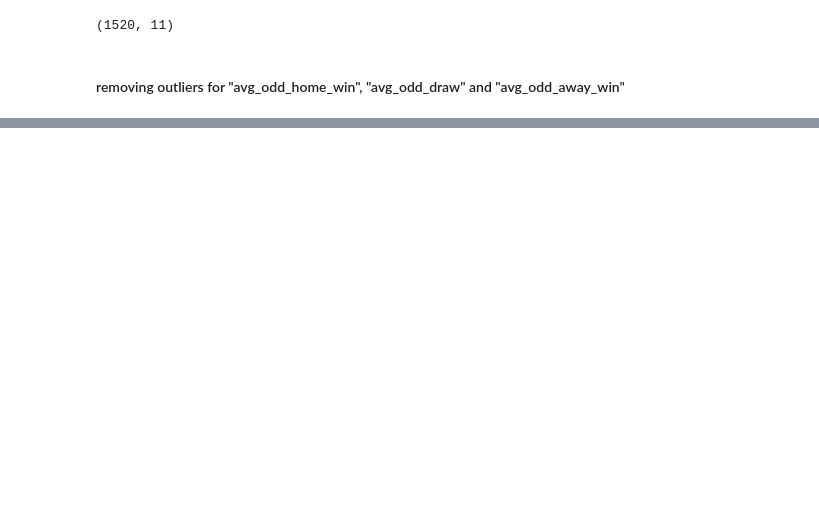
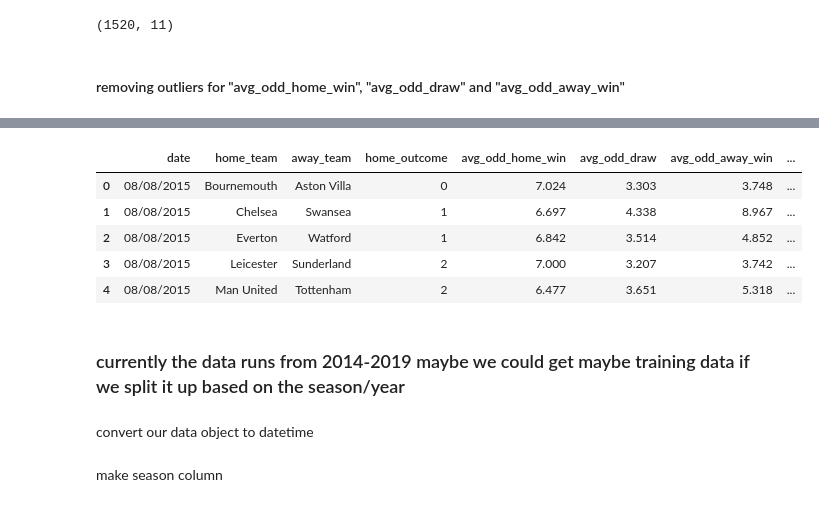
Before and after one commit to peterjanas/betting-BI, a Jupyter notebook: notebook/premier-cleaning.ipynb, the cells around one changed output, grey strips where cells are left out. Cells and saved outputs as stored; diff of their text form; code cells hidden in the pictures; blank space fills up the shorter version.

```diff
--- a/notebook/premier-cleaning.ipynb
+++ b/notebook/premier-cleaning.ipynb
@@ -292,0 +239,13 @@ df_label.to_csv('../data/cleaned-premier-league-data.csv', index=False)
+# %%
+df_label.head()
+# %% [output]
+|  | date | home_team | away_team | home_outcome | avg_odd_home_win | avg_odd_draw | avg_odd_away_win | ... |
+| 0 | 08/08/2015 | Bournemouth | Aston Villa | 0 | 7.024 | 3.303 | 3.748 | ... |
+| 1 | 08/08/2015 | Chelsea | Swansea | 1 | 6.697 | 4.338 | 8.967 | ... |
+| 2 | 08/08/2015 | Everton | Watford | 1 | 6.842 | 3.514 | 4.852 | ... |
+| 3 | 08/08/2015 | Leicester | Sunderland | 2 | 7.000 | 3.207 | 3.742 | ... |
+| 4 | 08/08/2015 | Man United | Tottenham | 2 | 6.477 | 3.651 | 5.318 | ... |
+# %% [markdown]
+### currently the data runs from 2014-2019 maybe we could get maybe training data if we split it up based on the season/year
+# %% [markdown]
+convert our data object to datetime
@@ -292,0 +255,2 @@ df_label.to_csv('../data/cleaned-premier-league-data.csv', index=False)
+# %% [markdown]
+make season column
```
Also changed, not shown: parts of 49 cells of this notebook, 3 other files.
